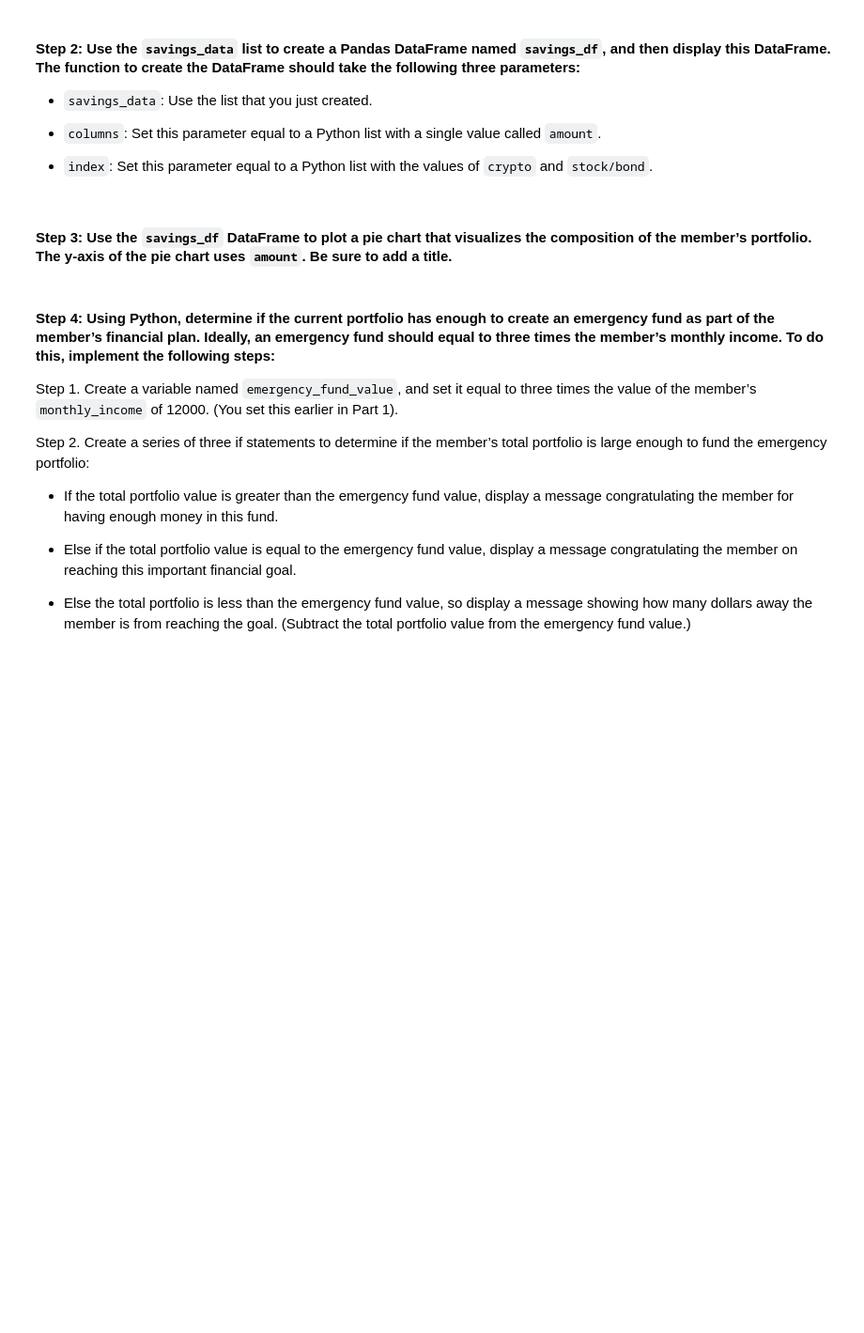
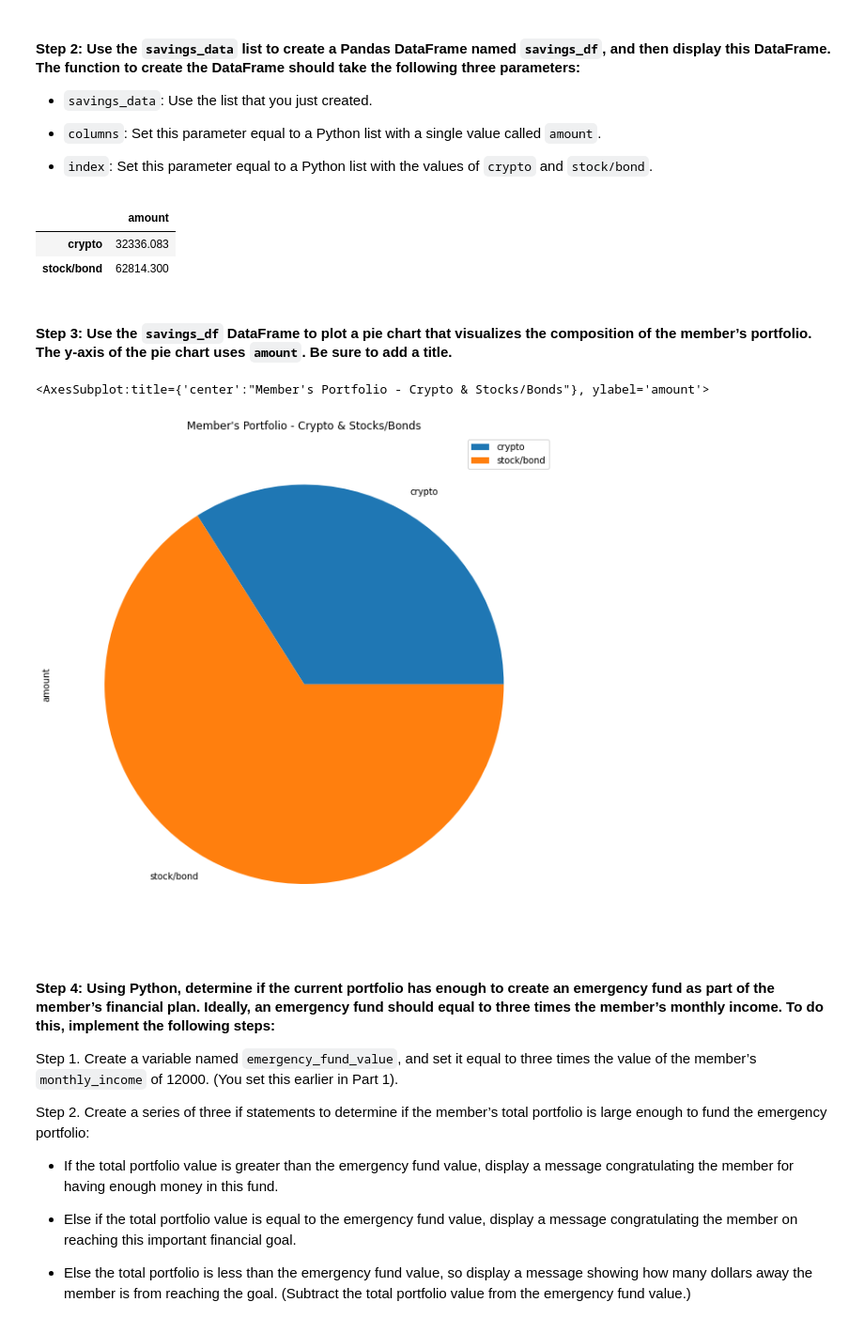
Before and after one commit to quinnwong31/FinancialPlanningTool, a Jupyter notebook: financial_planning_tools.ipynb, the cells around one changed output. Shown at 94% size. Drawn from its saved outputs; the diff is of its cells as text; code cells hidden in the pictures; blank space fills up the shorter version.

```diff
--- a/financial_planning_tools.ipynb
+++ b/financial_planning_tools.ipynb
@@ -336,7 +336,7 @@ In this section, you’ll use the valuations for the cryptocurrency wallet and f
 #### Step 1: Create a Python list named `savings_data` that has two elements. The first element contains the total value of the cryptocurrency wallet. The second element contains the total value of the stock and bond portions of the portfolio.
 # %%
 # Consolidate financial assets data into a Python list
-# YOUR CODE HERE
+savings_data = [total_crypto_wallet, total_stocks_bonds]
 
 # Review the Python list savings_data
-# YOUR CODE HERE
+display(savings_list)
@@ -350,15 +352,26 @@ In this section, you’ll use the valuations for the cryptocurrency wallet and f
 - `index`: Set this parameter equal to a Python list with the values of `crypto` and `stock/bond`.
 # %%
 # Create a Pandas DataFrame called savings_df
-# YOUR CODE HERE
+savings_df = pd.DataFrame(savings_data, columns = ['amount'], index = ['crypto', 'stock/bond'])
 
 # Display the savings_df DataFrame
-# YOUR CODE HERE
+display(savings_df)
+# %% [output]
+|  | amount |
+| crypto | 32336.083 |
+| stock/bond | 62814.300 |
 # %% [markdown]
 #### Step 3: Use the `savings_df` DataFrame to plot a pie chart that visualizes the composition of the member’s portfolio. The y-axis of the pie chart uses `amount`. Be sure to add a title.
 # %%
 # Plot the total value of the member's portfolio (crypto and stock/bond) in a pie chart
-# YOUR CODE HERE
+savings_df.plot(
+    title = 'Member\'s Portfolio - Crypto & Stocks/Bonds',
+    kind = 'pie',
+    y = 'amount',
+    figsize = (10,20))
+# %% [output]
+<AxesSubplot:title={'center':"Member's Portfolio - Crypto & Stocks/Bonds"}, ylabel='amount'>
+[figure, added]
 # %% [markdown]
 #### Step 4: Using Python, determine if the current portfolio has enough to create an emergency fund as part of the member’s financial plan. Ideally, an emergency fund should equal to three times the member’s monthly income. To do this, implement the following steps:
 
```
Also changed, not shown: parts of 5 cells of this notebook, 1 other file.
